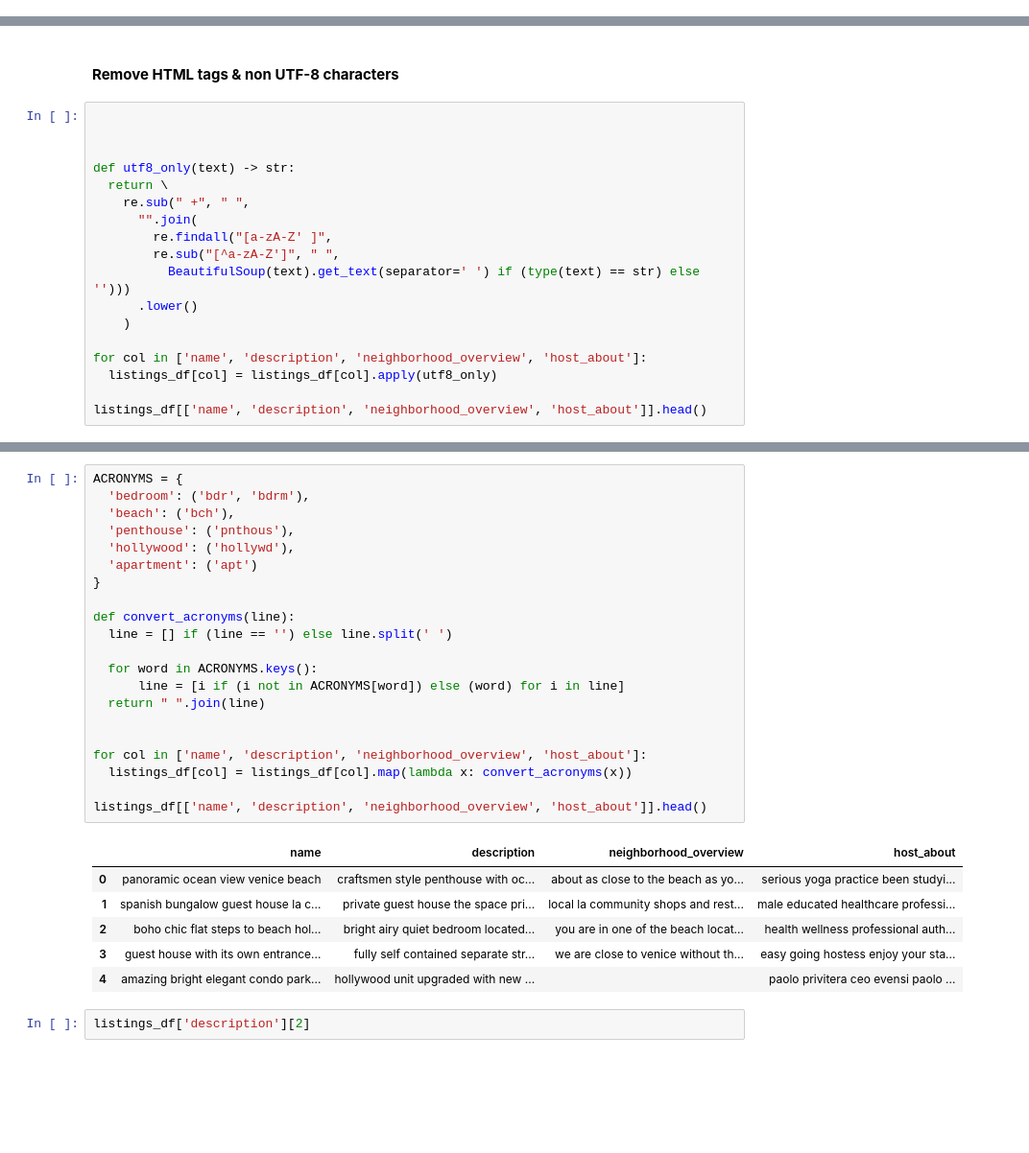
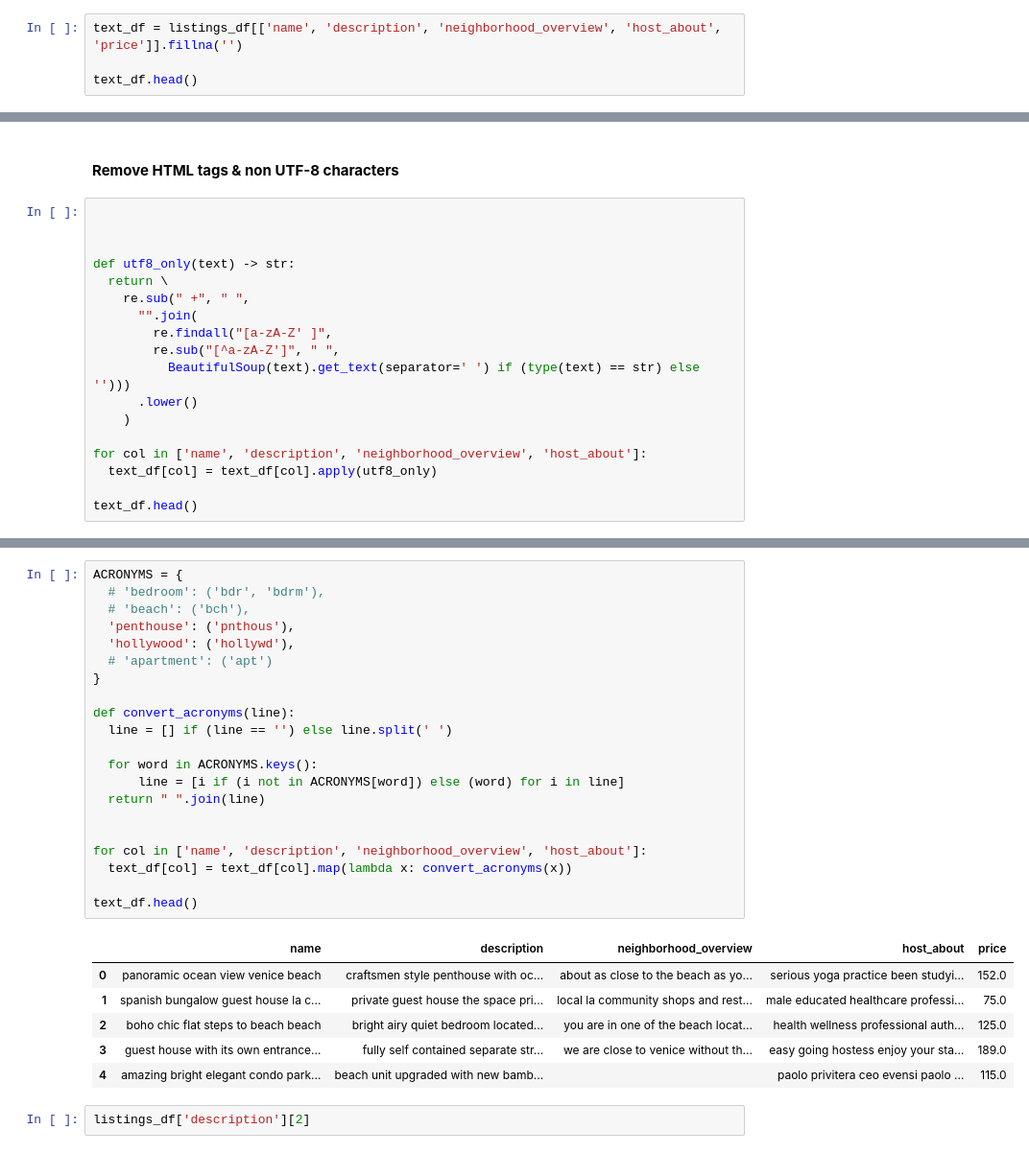
Before and after one commit to marked01one/rio-airbnb-predictive-model, a Jupyter notebook: notebooks/text_clean.ipynb, the cells around one changed output, grey strips where cells are left out. Shown at 96% size. Saved outputs shown, nothing was run; the diff lists cells and outputs as text; blank space fills up the shorter version.

```diff
--- a/notebooks/text_clean.ipynb
+++ b/notebooks/text_clean.ipynb
@@ -54,0 +48,4 @@ listings_df.head()
+# %%
+text_df = listings_df[['name', 'description', 'neighborhood_overview', 'host_about', 'price']].fillna('')
+
+text_df.head()
@@ -78,7 +84,7 @@ def utf8_only(text) -> str:
     )
 
 for col in ['name', 'description', 'neighborhood_overview', 'host_about']:
-  listings_df[col] = listings_df[col].apply(utf8_only)
+  text_df[col] = text_df[col].apply(utf8_only)
 
-listings_df[['name', 'description', 'neighborhood_overview', 'host_about']].head()
+text_df.head()
 # %% [output]
@@ -91,31 +97,31 @@ listings_df[['name', 'description', 'neighborhood_overview', 'host_about']].head
 # %%
 ACRONYMS = {
-  'bedroom': ('bdr', 'bdrm'),
-  'beach': ('bch'),
+  # 'bedroom': ('bdr', 'bdrm'),
+  # 'beach': ('bch'),
   'penthouse': ('pnthous'),
   'hollywood': ('hollywd'),
-  'apartment': ('apt')
+  # 'apartment': ('apt')
 }
 
 def convert_acronyms(line):
   line = [] if (line == '') else line.split(' ')
 
   for word in ACRONYMS.keys():
       line = [i if (i not in ACRONYMS[word]) else (word) for i in line]
   return " ".join(line)
 
 
 for col in ['name', 'description', 'neighborhood_overview', 'host_about']:
-  listings_df[col] = listings_df[col].map(lambda x: convert_acronyms(x))
+  text_df[col] = text_df[col].map(lambda x: convert_acronyms(x))
 
-listings_df[['name', 'description', 'neighborhood_overview', 'host_about']].head()
+text_df.head()
 # %% [output]
-|  | name | description | neighborhood_overview | host_about |
-| 0 | panoramic ocean view venice beach | craftsmen style penthouse with oc... | about as close to the beach as yo... | serious yoga practice been studyi... |
-| 1 | spanish bungalow guest house la c... | private guest house the space pri... | local la community shops and rest... | male educated healthcare professi... |
-| 2 | boho chic flat steps to beach hol... | bright airy quiet bedroom located... | you are in one of the beach locat... | health wellness professional auth... |
-| 3 | guest house with its own entrance... | fully self contained separate str... | we are close to venice without th... | easy going hostess enjoy your sta... |
-| 4 | amazing bright elegant condo park... | hollywood unit upgraded with new ... |  | paolo privitera ceo evensi paolo ... |
+|  | name | description | neighborhood_overview | host_about | price |
+| 0 | panoramic ocean view venice beach | craftsmen style penthouse with oc... | about as close to the beach as yo... | serious yoga practice been studyi... | 152.0 |
+| 1 | spanish bungalow guest house la c... | private guest house the space pri... | local la community shops and rest... | male educated healthcare professi... | 75.0 |
+| 2 | boho chic flat steps to beach beach | bright airy quiet bedroom located... | you are in one of the beach locat... | health wellness professional auth... | 125.0 |
+| 3 | guest house with its own entrance... | fully self contained separate str... | we are close to venice without th... | easy going hostess enjoy your sta... | 189.0 |
+| 4 | amazing bright elegant condo park... | beach unit upgraded with new bamb... |  | paolo privitera ceo evensi paolo ... | 115.0 |
 # %%
 listings_df['description'][2]
 # %% [output]
```
Also changed, not shown: parts of 15 cells of this notebook, 10 other files.
